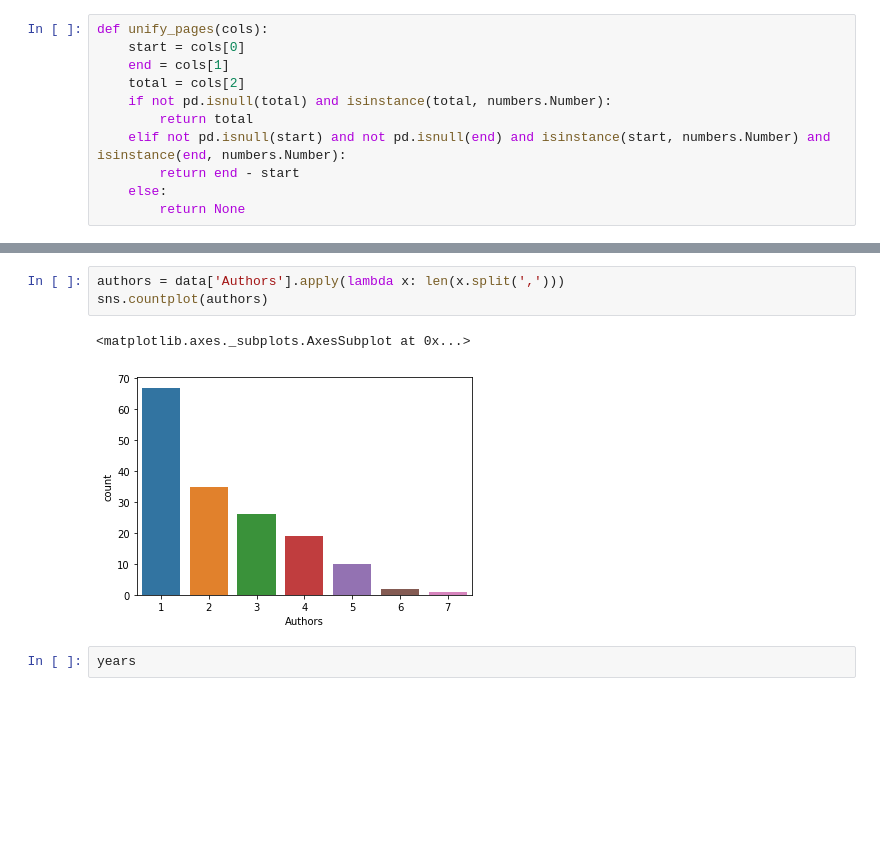
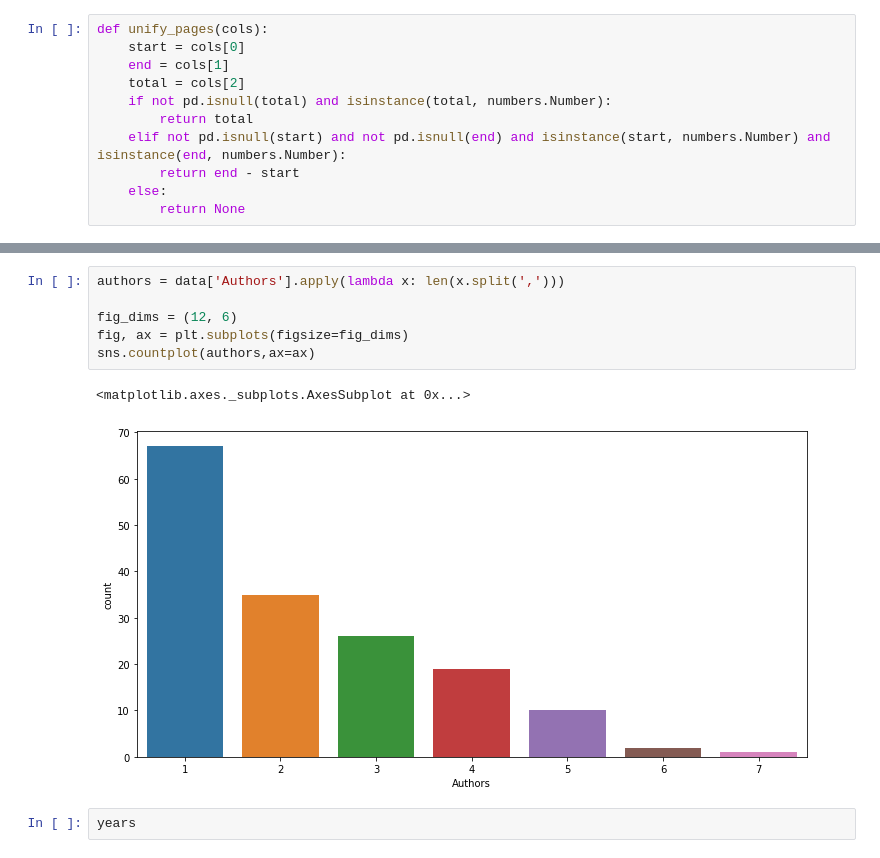
Before and after one commit to MaksOpp/web-intelligence-project, a Jupyter notebook: main.ipynb, the cells around one changed output, grey strips where cells are left out. Saved outputs shown, nothing was run; the diff lists cells and outputs as text; blank space fills up the shorter version.

Commit message:
Added another countplots

```diff
--- a/main.ipynb
+++ b/main.ipynb
@@ -108,9 +108,12 @@ page_amounts.hist(color='purple',bins=20,figsize=(10,4))
 # %%
 authors = data['Authors'].apply(lambda x: len(x.split(',')))
-sns.countplot(authors)
+
+fig_dims = (12, 6)
+fig, ax = plt.subplots(figsize=fig_dims)
+sns.countplot(authors,ax=ax)
 # %% [output]
 <matplotlib.axes._subplots.AxesSubplot at 0x...>
-[figure, old version]
+[figure, new version]
 # %%
 years
 # %% [output]
```
Also changed, not shown: parts of 5 cells of this notebook.
